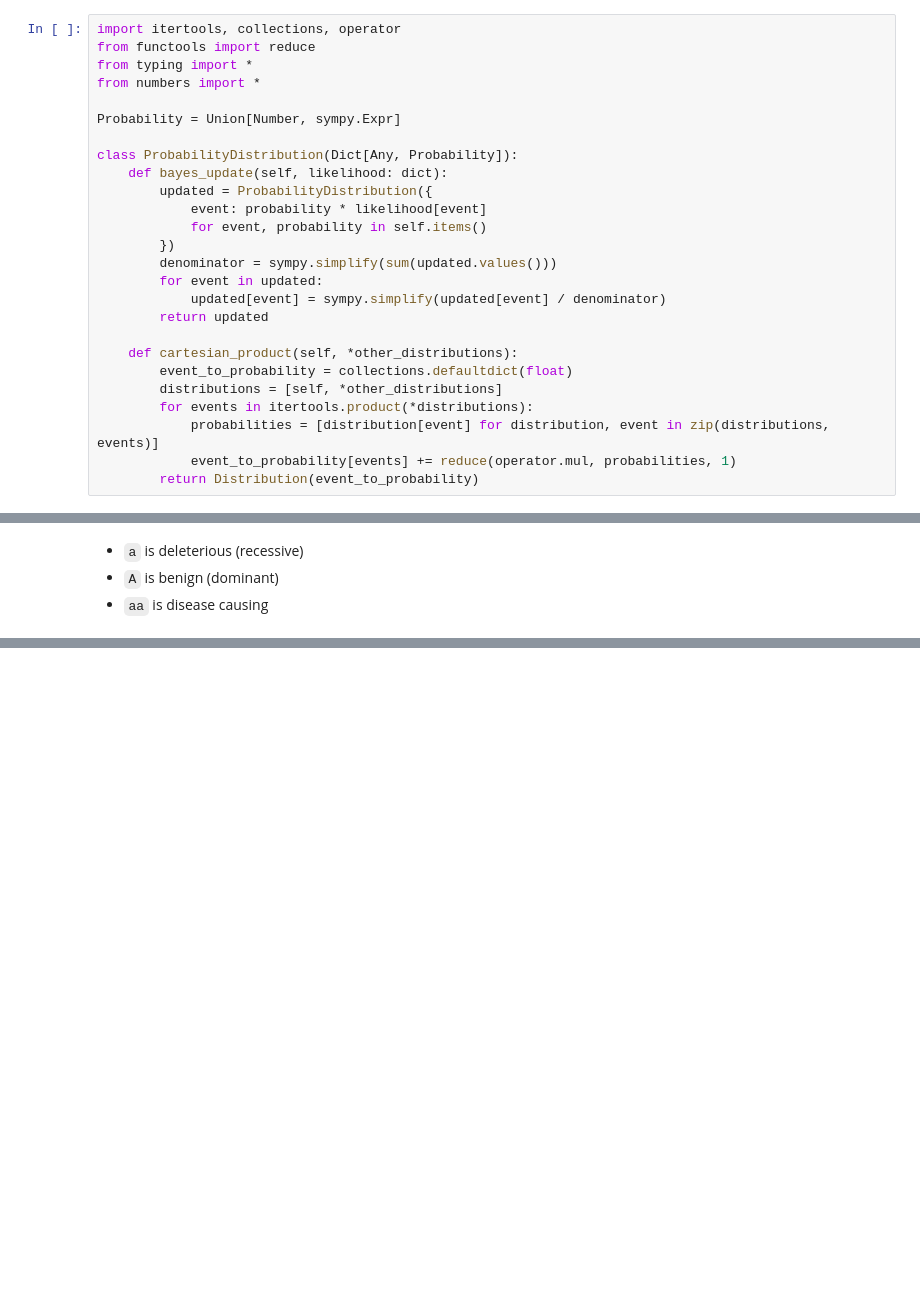
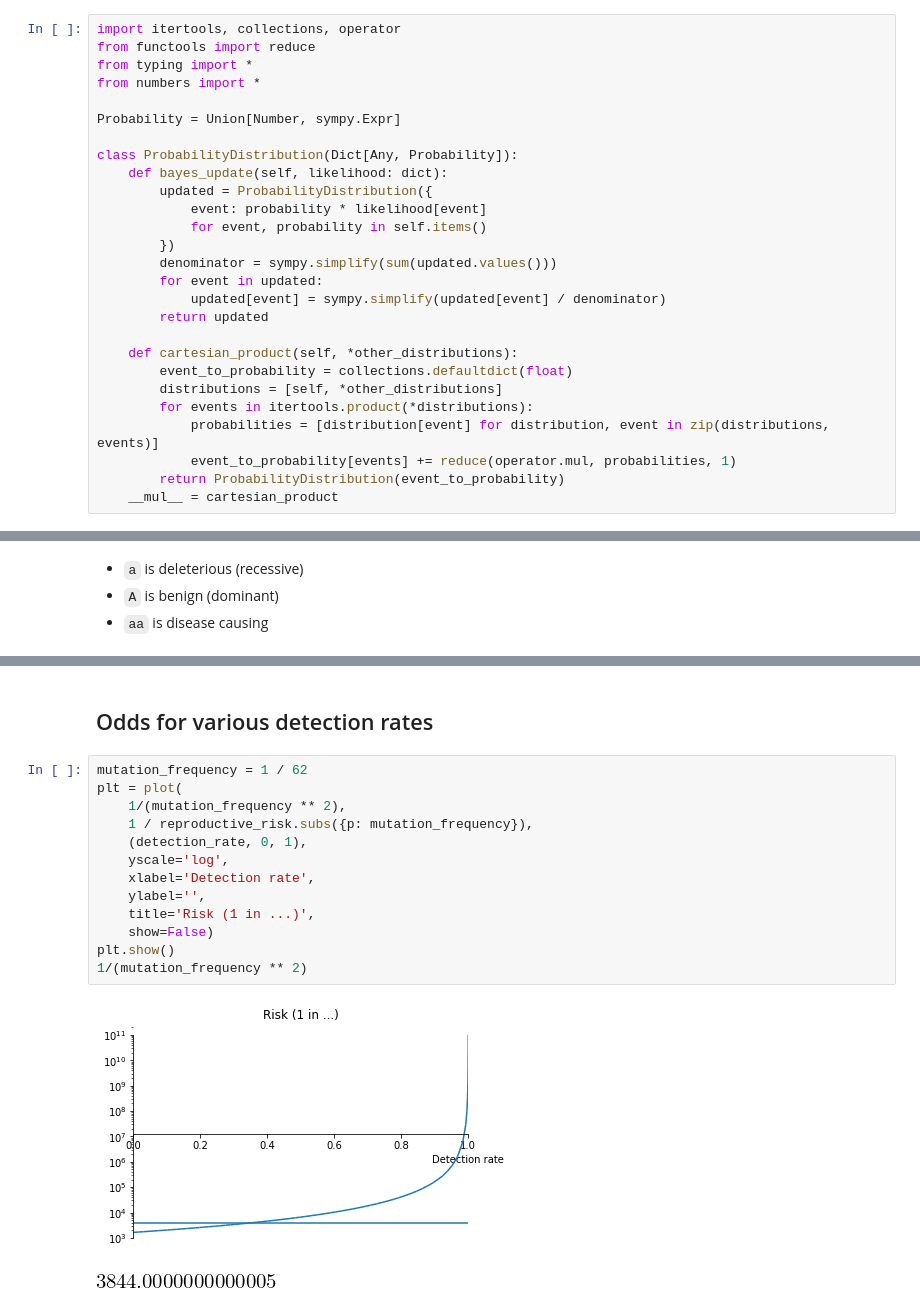
Before and after one commit to lucaswiman/stuff, a Jupyter notebook: documents/20180424--sympy-pyninsula-talk/Pyninsula talk.ipynb, the cells around one changed output, grey strips where cells are left out. Saved outputs shown, nothing was run; the diff lists cells and outputs as text; blank space fills up the shorter version.

```diff
--- a/documents/20180424--sympy-pyninsula-talk/Pyninsula talk.ipynb
+++ b/documents/20180424--sympy-pyninsula-talk/Pyninsula talk.ipynb
@@ -125,6 +125,7 @@ class ProbabilityDistribution(Dict[Any, Probability]):
         for events in itertools.product(*distributions):
             probabilities = [distribution[event] for distribution, event in zip(distributions, events)]
             event_to_probability[events] += reduce(operator.mul, probabilities, 1)
-        return Distribution(event_to_probability)
+        return ProbabilityDistribution(event_to_probability)
+    __mul__ = cartesian_product
 # %%
 p = symbols('p')
@@ -182,0 +238,18 @@ Let $q$ denote the freqency of A, $p=1-q$ denote the frequency of a in the popul
+# %% [markdown]
+## Odds for various detection rates
+# %%
+mutation_frequency = 1 / 62
+plt = plot(
+    1/(mutation_frequency ** 2),
+    1 / reproductive_risk.subs({p: mutation_frequency}),
+    (detection_rate, 0, 1),
+    yscale='log',
+    xlabel='Detection rate',
+    ylabel='',
+    title='Risk (1 in ...)',
+    show=False)
+plt.show()
+1/(mutation_frequency ** 2)
+# %% [output]
+[figure, added]
+[figure, added]
```
Also changed, not shown: parts of 12 cells of this notebook.
